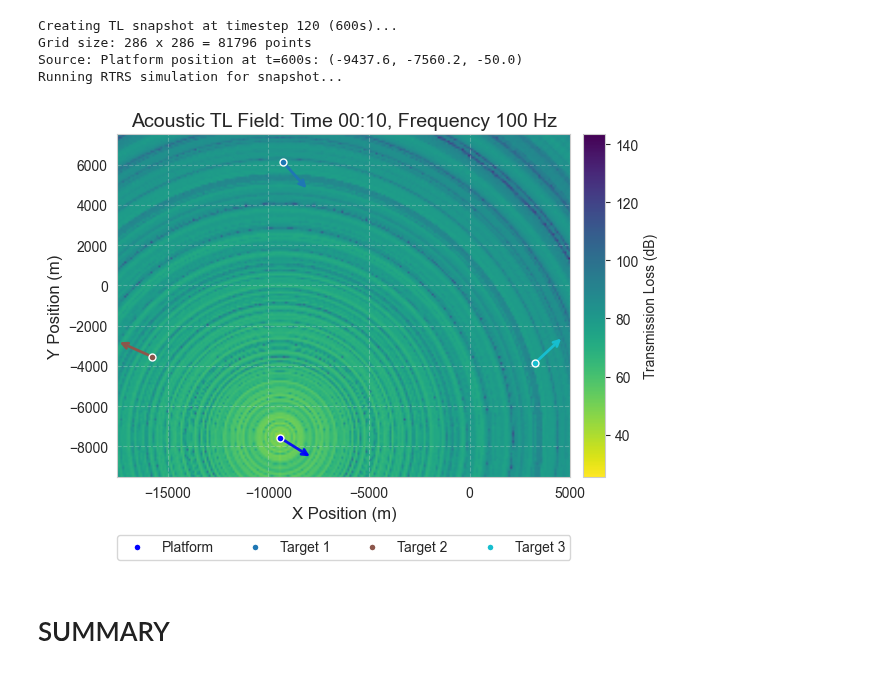
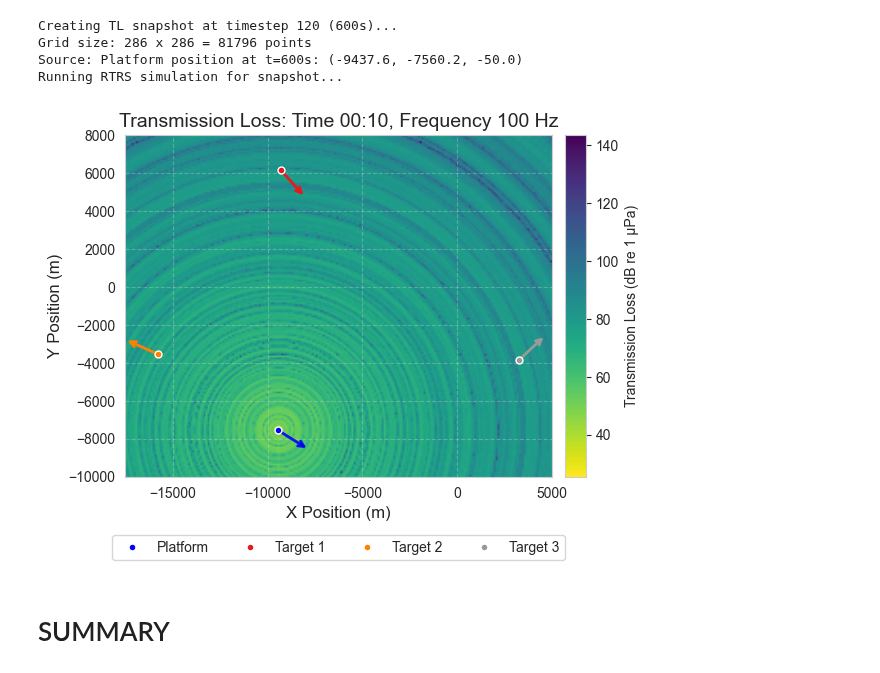
Before and after one commit to UoL-SignalProcessingGroup/blue-pebble, a Jupyter notebook: examples/FUSION2026_multi_target.ipynb, the cells around one changed output. Saved outputs shown, nothing was run; the diff lists cells and outputs as text; code cells hidden in the pictures.

```diff
--- a/examples/FUSION2026_multi_target.ipynb
+++ b/examples/FUSION2026_multi_target.ipynb
@@ -627,7 +627,7 @@ for i in range(0, len(platform_x) - 1, arrow_interval):
                     arrowprops=dict(arrowstyle='->', color='blue', lw=1.5, alpha=0.7))
 
 # Plot target trajectories with different colors
-colors = plt.cm.tab10(np.linspace(0, 1, NUM_TARGETS))
+colors = plt.cm.Set1(np.linspace(0, 1, NUM_TARGETS))
 
 for target_idx, target_ground_truth in enumerate(target_ground_truths):
     target_x = [state.state_vector[0] for state in target_ground_truth]
@@ -1821,7 +1821,7 @@ ax_tl_snapshot.plot(source_x_snapshot, source_y_snapshot, 'o', color='blue',
                    label='Platform', zorder=10)
 
 # Mark target positions with arrows showing heading
-colors = plt.cm.tab10(np.linspace(0, 1, NUM_TARGETS))
+colors = plt.cm.Set1(np.linspace(0, 1, NUM_TARGETS))
 for target_idx, target_pos in enumerate(snapshot_target_positions):
     # Get target velocity to determine heading
     target_state = target_ground_truths[target_idx][snapshot_timestep_idx]
@@ -1845,38 +1845,38 @@ for target_idx, target_pos in enumerate(snapshot_target_positions):
 # Format time for title (using same format as bearing-time waterfall plots)
 time_elapsed = snapshot_timestamp - SIM_PARAMS["start_time"]
 time_elapsed_seconds = time_elapsed.total_seconds()
 
 # Determine time format based on elapsed time (matching plotter.py logic)
 if time_elapsed_seconds < 300:
     time_str = snapshot_timestamp.strftime("%M:%S")
 elif time_elapsed_seconds < 7200:
     time_str = snapshot_timestamp.strftime("%H:%M")
 else:
     time_str = snapshot_timestamp.strftime("%d %H:%M")
 
 ax_tl_snapshot.set_xlabel('X Position (m)', fontsize=12)
 ax_tl_snapshot.set_ylabel('Y Position (m)', fontsize=12)
-ax_tl_snapshot.set_title(f'Acoustic TL Field: Time {time_str}, Frequency 100 Hz', fontsize=14)
+ax_tl_snapshot.set_title(f'Transmission Loss: Time {time_str}, Frequency 100 Hz', fontsize=14)
 ax_tl_snapshot.legend(loc='upper center', bbox_to_anchor=(0.5, -0.15), fontsize=10, ncol=4)
 ax_tl_snapshot.grid(True, alpha=0.3)
 
-ax_tl_snapshot.set_ylim(-9500, 7500)
+ax_tl_snapshot.set_ylim(-10000, 8000)
 ax_tl_snapshot.set_xlim(-17500, 5000)
 ax_tl_snapshot.set_aspect('equal', adjustable='box')
 
 from mpl_toolkits.axes_grid1 import make_axes_locatable
 
 divider = make_axes_locatable(ax_tl_snapshot)
 cax = divider.append_axes("right", size="5%", pad=0.125)
-cbar_tl_snapshot = plt.colorbar(im_tl_snapshot, cax=cax, label='Transmission Loss (dB)')
+cbar_tl_snapshot = plt.colorbar(im_tl_snapshot, cax=cax, label='Transmission Loss (dB re 1 μPa)')
 
 ax_tl_snapshot.locator_params(axis='x', nbins=5)
 
 plt.tight_layout()
 
-# plt.savefig(f"figs/multi_target_rtrs_tl_snapshot_{snapshot_time_s}s.png", dpi=300)
+plt.savefig(f"figs/multi_target_rtrs_tl_snapshot_{snapshot_time_s}s.png", dpi=300)
 # %% [output]
-[figure, old version]
+[figure, new version]
 # %% [markdown]
 # SUMMARY
 # %%
```
Also changed, not shown: parts of 6 cells of this notebook, 1 other file.
